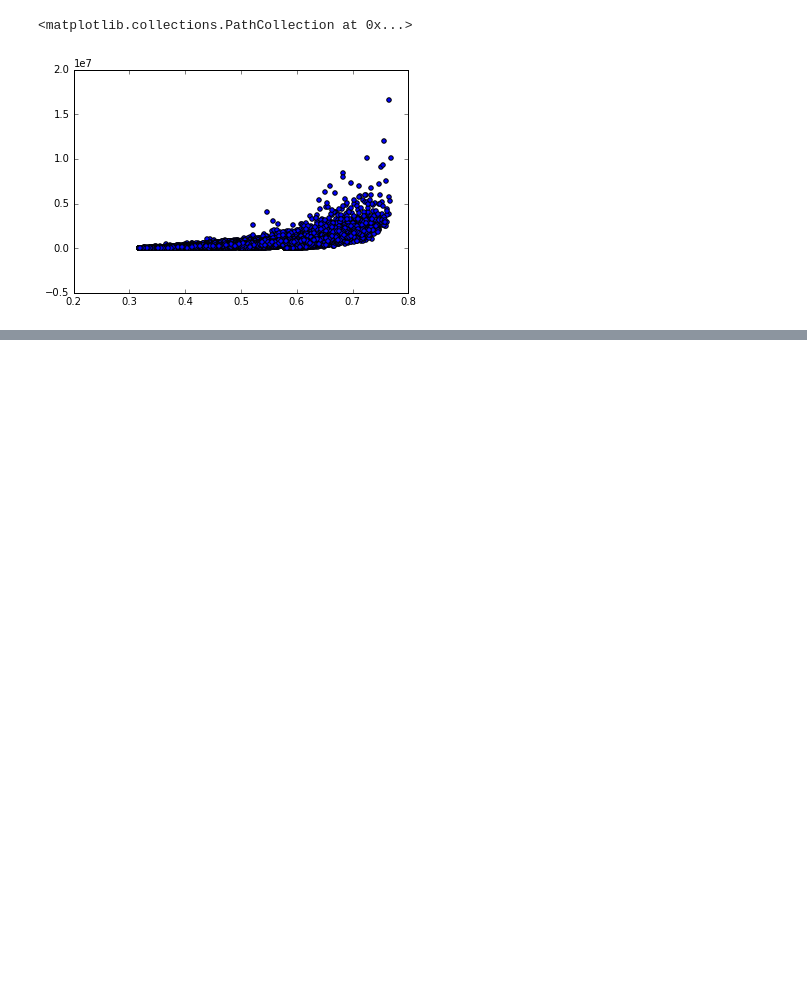
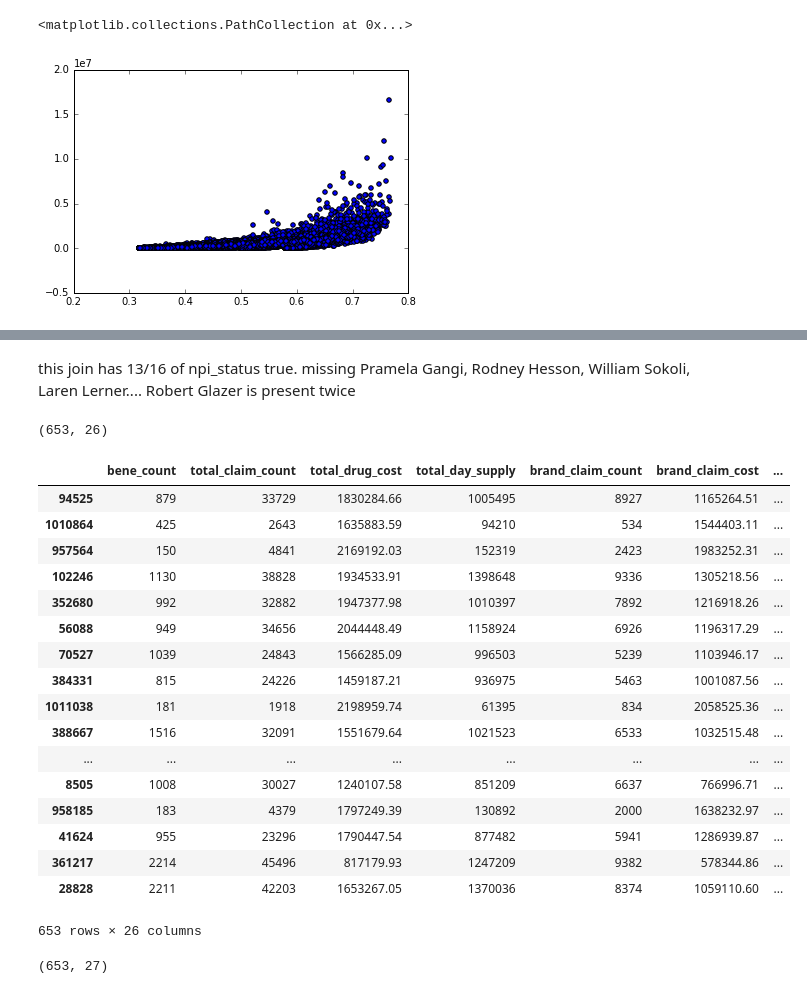
Before and after one commit to aurel1212/medicare-project, a Jupyter notebook: script/mod_experimentation.ipynb, the cells around one changed output, grey strips where cells are left out. Drawn from its saved outputs; the diff is of its cells as text; code cells hidden in the pictures; blank space fills up the shorter version.

```diff
--- a/script/mod_experimentation.ipynb
+++ b/script/mod_experimentation.ipynb
@@ -10,2 +24,2 @@ df = pd.read_csv('/data/npi_2013_clean1.csv')
 # %%
-keep_cols = df.columns[8:]
+keep_cols = list(df.columns[1:2]) + list(df.columns[8:])
@@ -12,5 +52,5 @@ keep_cols = df.columns[8:]
 # %%
-X_train, X_test = train_test_split(df[keep_cols], test_size=.3, random_state=5)
+X_train, X_test = train_test_split(df, test_size=.3, random_state=5)
 # %%
 mod_if = IsolationForest(random_state=5, verbose=True)
 # %%
@@ -24,7 +64,7 @@ mod_if.get_params()
  'random_state': 5,
  'verbose': True}
 # %%
-mod_if.fit(X_train)
+mod_if.fit(X_train[keep_cols])
 # %% [output]
 [Parallel(n_jobs=1)]: Done   1 out of   1 | elapsed:  3.3min finished
 IsolationForest(bootstrap=False, max_features=1.0, max_samples='auto',
@@ -115,0 +219,29 @@ X_test[X_test['prediction']<.6].describe().T
+# %% [markdown]
+this join has 13/16 of npi_status true. missing Pramela Gangi, Rodney Hesson, William Sokoli, Laren Lerner.... Robert Glazer is present twice
+# %%
+outliers = X_test[X_test['prediction']>.7]
+# %%
+outliers.shape
+# %% [output]
+(653, 26)
+# %%
+outliers
+# %% [output]
+|  | bene_count | total_claim_count | total_drug_cost | total_day_supply | brand_claim_count | brand_claim_cost | ... |
+| 94525 | 879 | 33729 | 1830284.66 | 1005495 | 8927 | 1165264.51 | ... |
+| 1010864 | 425 | 2643 | 1635883.59 | 94210 | 534 | 1544403.11 | ... |
+| 957564 | 150 | 4841 | 2169192.03 | 152319 | 2423 | 1983252.31 | ... |
+| 102246 | 1130 | 38828 | 1934533.91 | 1398648 | 9336 | 1305218.56 | ... |
+| 352680 | 992 | 32882 | 1947377.98 | 1010397 | 7892 | 1216918.26 | ... |
+| 56088 | 949 | 34656 | 2044448.49 | 1158924 | 6926 | 1196317.29 | ... |
+| 70527 | 1039 | 24843 | 1566285.09 | 996503 | 5239 | 1103946.17 | ... |
+| 384331 | 815 | 24226 | 1459187.21 | 936975 | 5463 | 1001087.56 | ... |
+| 1011038 | 181 | 1918 | 2198959.74 | 61395 | 834 | 2058525.36 | ... |
+| 388667 | 1516 | 32091 | 1551679.64 | 1021523 | 6533 | 1032515.48 | ... |
+| ... | ... | ... | ... | ... | ... | ... | ... |
+| 8505 | 1008 | 30027 | 1240107.58 | 851209 | 6637 | 766996.71 | ... |
+| 958185 | 183 | 4379 | 1797249.39 | 130892 | 2000 | 1638232.97 | ... |
+| 41624 | 955 | 23296 | 1790447.54 | 877482 | 5941 | 1286939.87 | ... |
+| 361217 | 2214 | 45496 | 817179.93 | 1247209 | 9382 | 578344.86 | ... |
+| 28828 | 2211 | 42203 | 1653267.05 | 1370036 | 8374 | 1059110.60 | ... |
+653 rows × 26 columns
@@ -115,0 +250,4 @@ X_test[X_test['prediction']<.6].describe().T
+# %%
+outliers.shape
+# %% [output]
+(653, 27)
```
Also changed, not shown: parts of 21 cells of this notebook, 2 other files.
